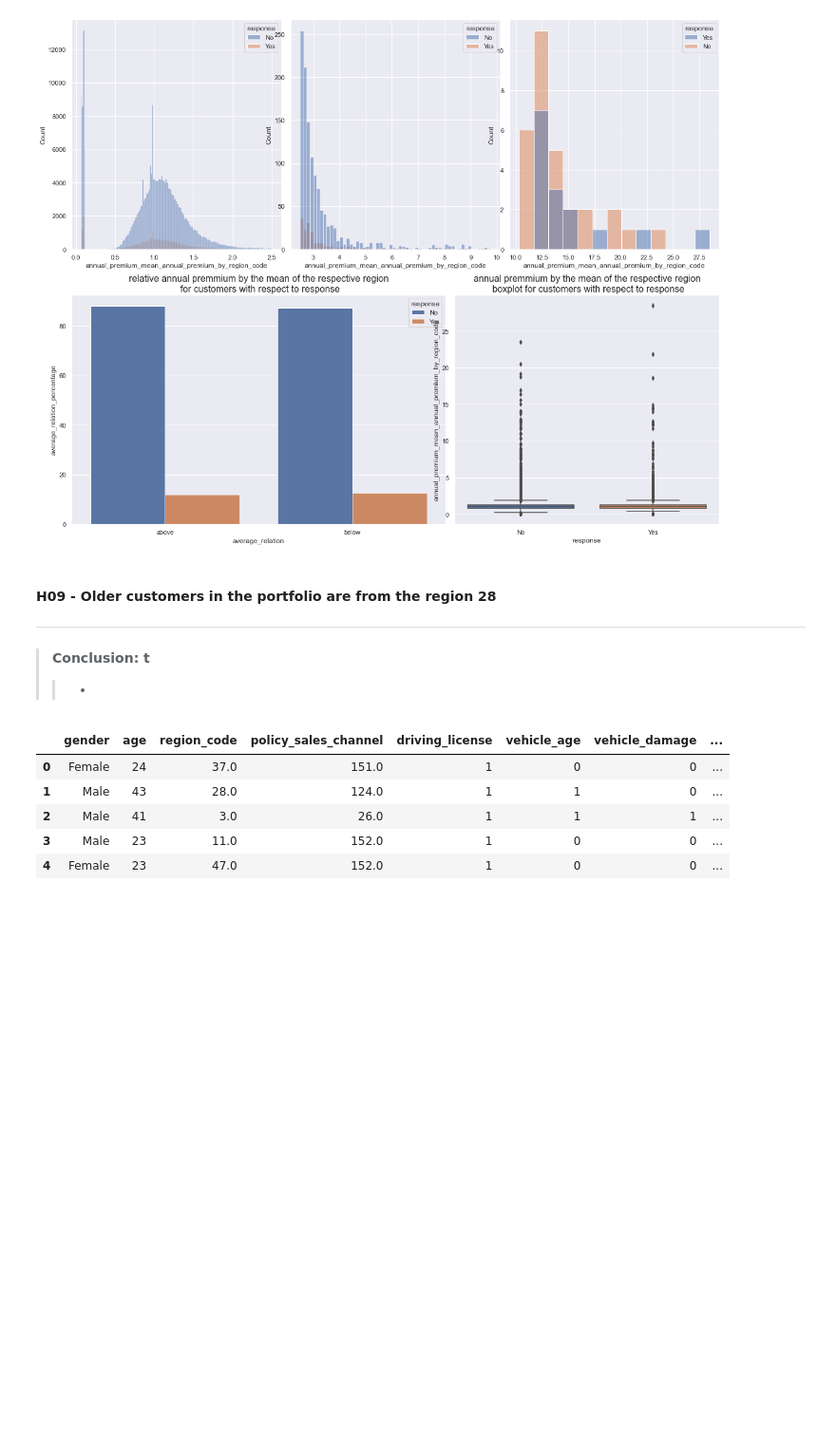
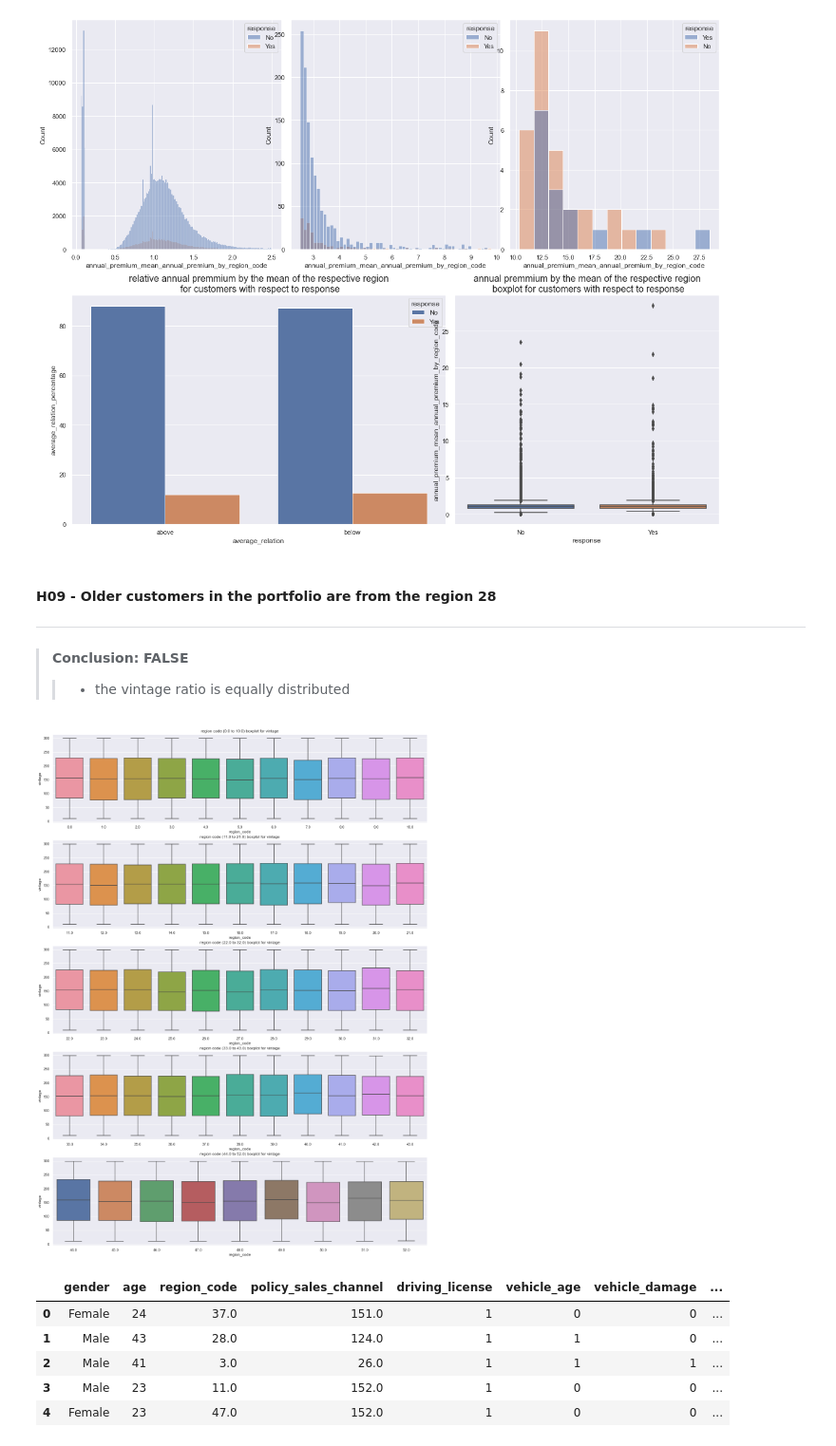
Before and after one commit to FabioCaffarello/insurance-cross-sell, a Jupyter notebook: 01-Notebooks/end_to_end_insurance_cross_sell.ipynb, the cells around one changed output. Shown at 95% size. Drawn from its saved outputs; the diff is of its cells as text; code cells hidden in the pictures; blank space fills up the shorter version.

```diff
--- a/01-Notebooks/end_to_end_insurance_cross_sell.ipynb
+++ b/01-Notebooks/end_to_end_insurance_cross_sell.ipynb
@@ -934,8 +934,31 @@ plt.title("annual premmium by the mean of the respective region\n boxplot for cu
 # %% [markdown]
 #### **H09** - Older customers in the portfolio are from the region 28
 ---
-> **Conclusion: t**
->> -
+> **Conclusion: FALSE**
+>> - the vintage ratio is equally distributed
+# %%
+aux09 = df05_u[['vintage', 'region_code']].sort_values('region_code')
+
+num_of_plots = 5
+range_plots = round(len(aux09['region_code'].unique().tolist())/num_of_plots)
+list_region_code = aux09['region_code'].unique().tolist()
+
+plt.figure(figsize=(20, 28));
+
+for i in range(num_of_plots):
+    if i != num_of_plots - 1:
+        aux09_1 = aux09[aux09['region_code'].isin(list_region_code[i * range_plots:(i+1) * range_plots])]
+        plt.subplot(num_of_plots,1, i+1)
+        sns.boxplot(x='region_code', y='vintage', data=aux09_1);
+        plt.title("region code ({} to {}) boxplot for vintage".format(list_region_code[i * range_plots], list_region_code[(i+1) * range_plots -1]));
+
+    else:
+        aux09_1 = aux09[aux09['region_code'].isin(list_region_code[i * range_plots:])]
+        plt.subplot(num_of_plots,1, i+1)
+        sns.boxplot(x='region_code', y='vintage', data=aux09_1);
+        plt.title("region code ({} to {}) boxplot for vintage".format(list_region_code[i * range_plots], list_region_code[-1]));
+# %% [output]
+[figure, added]
 # %%
 df05_u.head()
 # %% [output]
```
